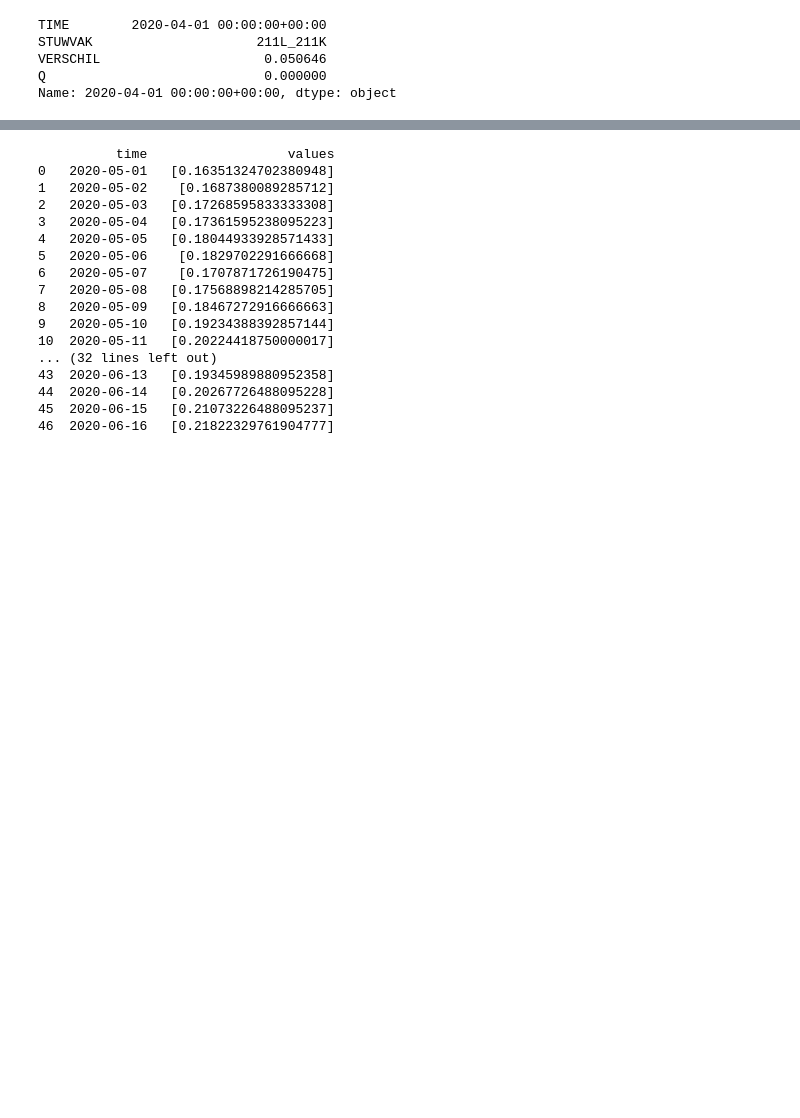
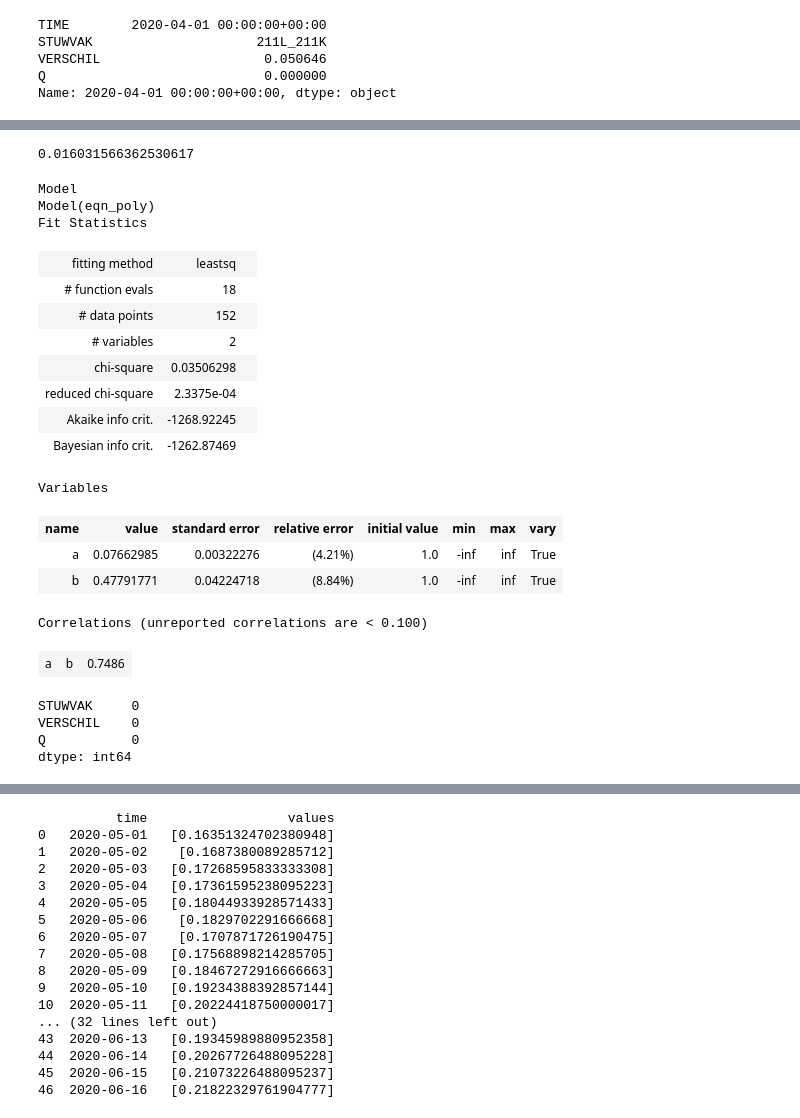
Before and after one commit to lzolyomi/DC3-Group2, a Jupyter notebook: src/prediction_plots.ipynb, the cells around one changed output, grey strips where cells are left out. Drawn from its saved outputs; the diff is of its cells as text; code cells hidden in the pictures; blank space fills up the shorter version.

```diff
--- a/src/prediction_plots.ipynb
+++ b/src/prediction_plots.ipynb
@@ -14,6 +17,6 @@ from plotly.subplots import make_subplots
 # %%
 data_path='../data/feature_tables/' #(--data_path)
-weir='211L_211K' #(--weir)
+weir='211VEL_211N' #(--weir)
 risk_date='2021-07-16' # (--risk_date)
 prediction=True # True for prediction (--prediction)
 last_days=7 # (--last_days) For prediction: Defines how many days the linear model takes into account to predict the next 21 days
@@ -249,0 +268,32 @@ def plot_graphs(min_date, max_date, weir, data_path, path_to_full_weather = '../
+# %%
+calc_vegetation(weir,data_test, risk_date2, data_path)
+# %% [output]
+0.016031566362530617
+# %%
+get_model(weir, 2020, data_path)
+# %% [output]
+Model
+Model(eqn_poly)
+Fit Statistics
+| fitting method | leastsq |  |
+| # function evals | 18 |  |
+| # data points | 152 |  |
+| # variables | 2 |  |
+| chi-square | 0.03506298 |  |
+| reduced chi-square | 2.3375e-04 |  |
+| Akaike info crit. | -1268.92245 |  |
+| Bayesian info crit. | -1262.87469 |  |
+Variables
+| name | value | standard error | relative error | initial value | min | max | vary |
+| a | 0.07662985 | 0.00322276 | (4.21%) | 1.0 | -inf | inf | True |
+| b | 0.47791771 | 0.04224718 | (8.84%) | 1.0 | -inf | inf | True |
+Correlations (unreported correlations are < 0.100)
+| a | b | 0.7486 |
+# %%
+data_test = get_data(weir, data_path)
+data_test["2021-01-01":].isna().sum()
+# %% [output]
+STUWVAK     0
+VERSCHIL    0
+Q           0
+dtype: int64
```
Also changed, not shown: parts of 11 cells of this notebook, 1 other file.
